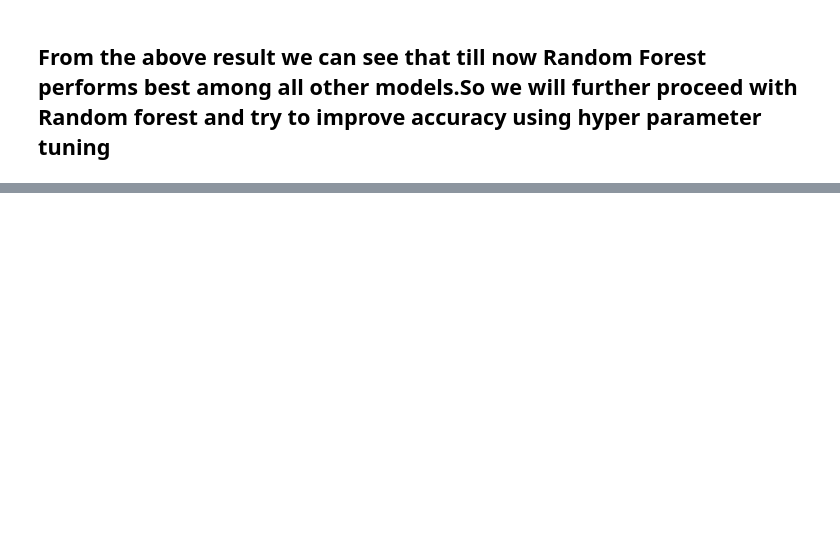
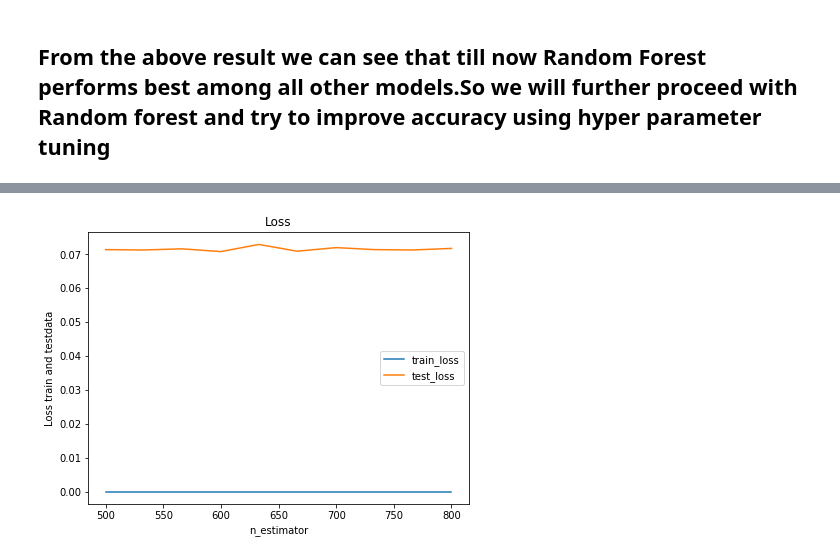
Before and after one commit to Debapriya-Mondal/Churn-Prediction, a Jupyter notebook: churn_prediction.ipynb, the cells around one changed output, grey strips where cells are left out. Drawn from its saved outputs; the diff is of its cells as text; code cells hidden in the pictures; blank space fills up the shorter version.

```diff
--- a/churn_prediction.ipynb
+++ b/churn_prediction.ipynb
@@ -1064,0 +1069,12 @@ plt.show()
+# %%
+plt.figure(figsize=(15,5))
+ax1=plt.subplot(1,2,1)
+ax1.plot(n_estimators,train_loss,'-',label='train_loss')
+ax1.plot(n_estimators,test_loss,'-',label='test_loss')
+ax1.set_title('Loss')
+ax1.set_xlabel('n_estimator')
+ax1.set_ylabel('Loss train and testdata')
+ax1.legend()
+plt.show()
+# %% [output]
+[figure, added]
```
Also changed, not shown: parts of 8 cells of this notebook.
